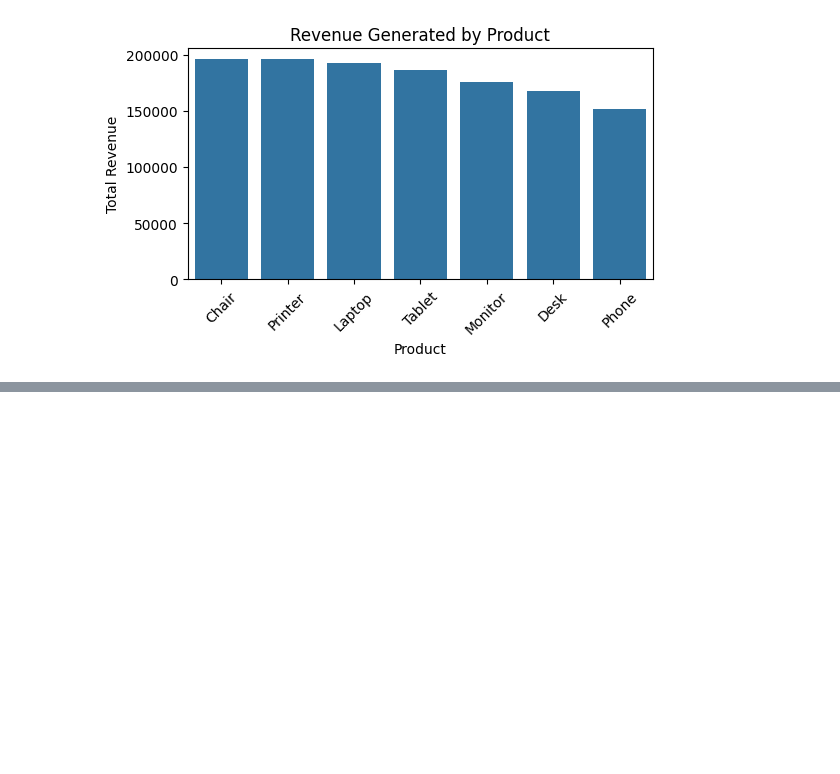
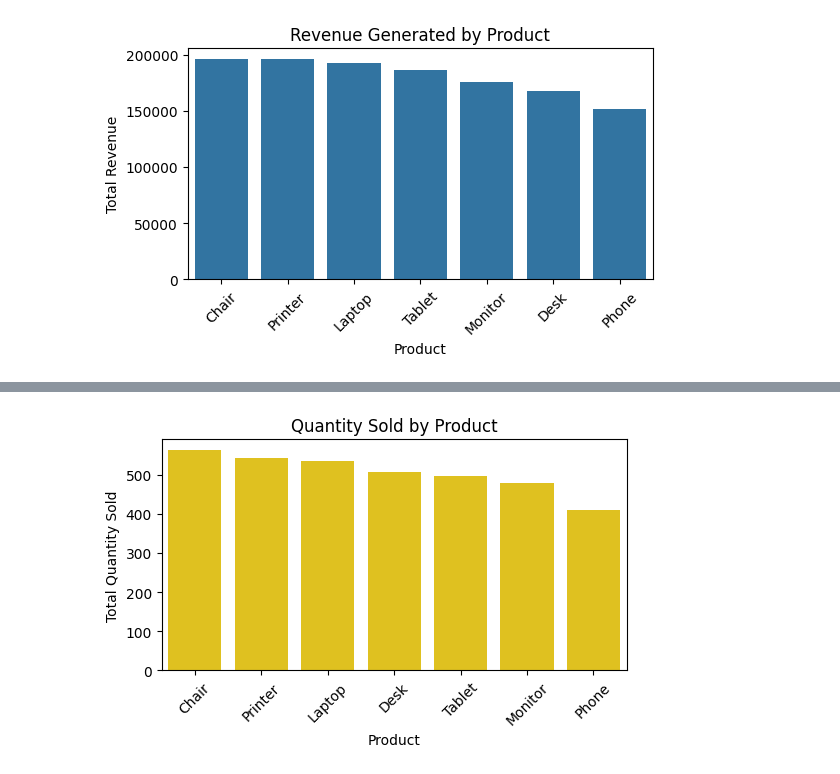
Before and after one commit to Pratham1257/-DecodeLabs-Internship, a Jupyter notebook: Project 2/Task 2.ipynb, the cells around one changed output, grey strips where cells are left out. Cells and saved outputs as stored; diff of their text form; code cells hidden in the pictures; blank space fills up the shorter version.

```diff
--- a/Project 2/Task 2.ipynb
+++ b/Project 2/Task 2.ipynb
@@ -215,3 +215,6 @@ plt.xticks(rotation=45)
 plt.show()
 # %% [output]
 [figure]
+# %%
+product_quantity=df.groupby('Product')['Quantity'].sum().sort_values(ascending=False)
+print(product_quantity)
@@ -217,0 +231,10 @@ plt.show()
+# %%
+plt.figure(figsize=(6,3))
+sns.barplot(x=product_quantity.index, y=product_quantity.values,color='gold')
+plt.title('Quantity Sold by Product')
+plt.xlabel('Product')
+plt.ylabel('Total Quantity Sold')
+plt.xticks(rotation=45)
+plt.show()
+# %% [output]
+[figure, added]
```
Also changed, not shown: parts of 1 cell of this notebook.
